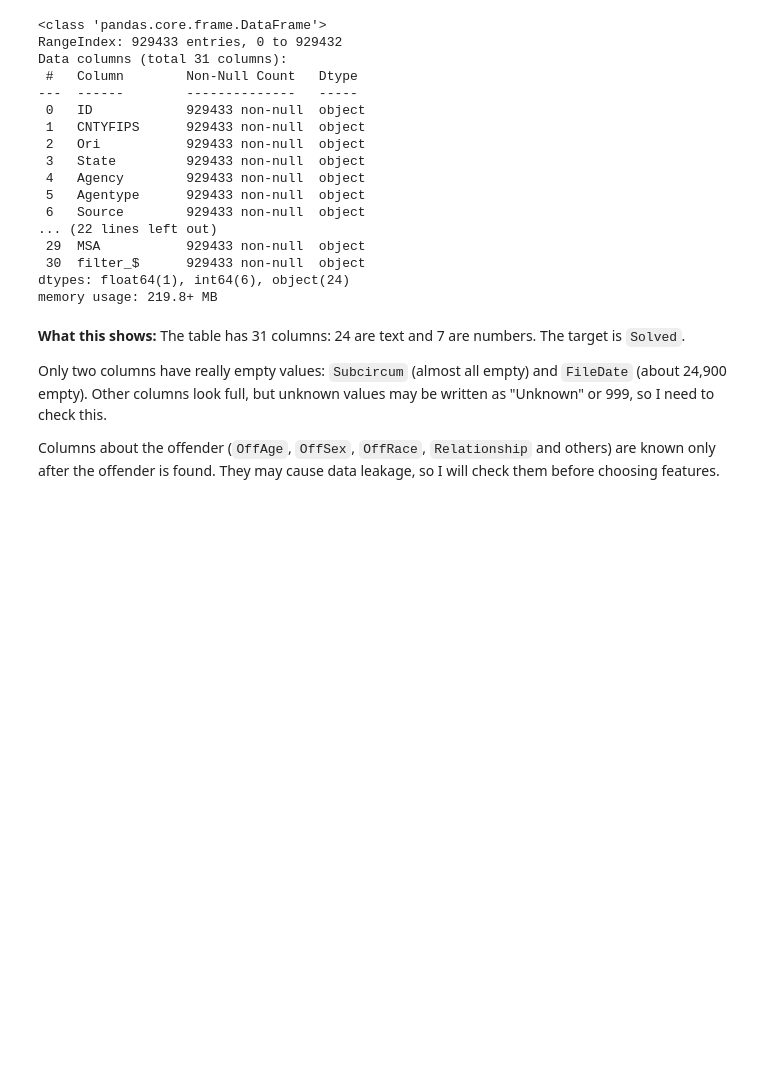
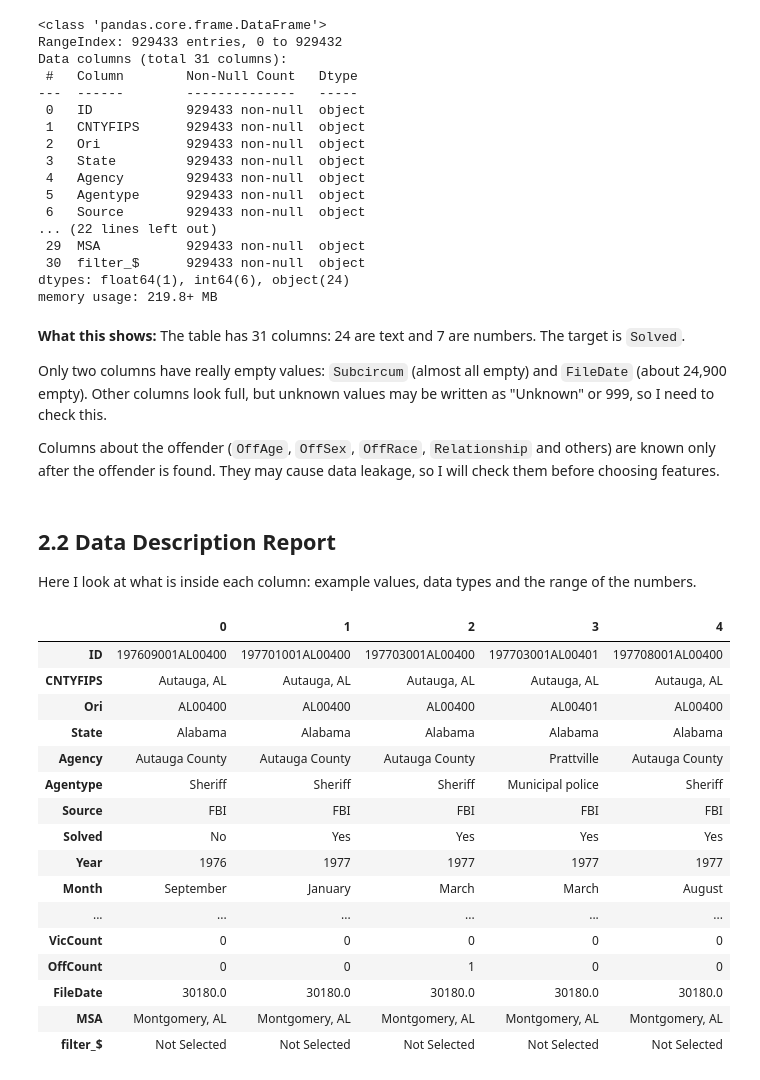
Before and after one commit to Anastasiia-hub0/unsolved-homicides-analysis, a Jupyter notebook: unsolved_homicides_analysis.ipynb, the cells around one changed output. Drawn from its saved outputs; the diff is of its cells as text; code cells hidden in the pictures; blank space fills up the shorter version.

Commit message:
Add Data Description, example values and number ranges

```diff
--- a/unsolved_homicides_analysis.ipynb
+++ b/unsolved_homicides_analysis.ipynb
@@ -140,3 +140,26 @@ memory usage: 219.8+ MB
 Only two columns have really empty values: `Subcircum` (almost all empty) and `FileDate` (about 24,900 empty). Other columns look full, but unknown values may be written as "Unknown" or 999, so I need to check this.
 
 Columns about the offender (`OffAge`, `OffSex`, `OffRace`, `Relationship` and others) are known only after the offender is found. They may cause data leakage, so I will check them before choosing features.
+# %% [markdown]
+## 2.2 Data Description Report
+Here I look at what is inside each column: example values, data types and the range of the numbers.
+# %%
+df.head().T
+# %% [output]
+|  | 0 | 1 | 2 | 3 | 4 |
+| ID | 197609001AL00400 | 197701001AL00400 | 197703001AL00400 | 197703001AL00401 | 197708001AL00400 |
+| CNTYFIPS | Autauga, AL | Autauga, AL | Autauga, AL | Autauga, AL | Autauga, AL |
+| Ori | AL00400 | AL00400 | AL00400 | AL00401 | AL00400 |
+| State | Alabama | Alabama | Alabama | Alabama | Alabama |
+| Agency | Autauga County | Autauga County | Autauga County | Prattville | Autauga County |
+| Agentype | Sheriff | Sheriff | Sheriff | Municipal police | Sheriff |
+| Source | FBI | FBI | FBI | FBI | FBI |
+| Solved | No | Yes | Yes | Yes | Yes |
+| Year | 1976 | 1977 | 1977 | 1977 | 1977 |
+| Month | September | January | March | March | August |
+| ... | ... | ... | ... | ... | ... |
+| VicCount | 0 | 0 | 0 | 0 | 0 |
+| OffCount | 0 | 0 | 1 | 0 | 0 |
+| FileDate | 30180.0 | 30180.0 | 30180.0 | 30180.0 | 30180.0 |
+| MSA | Montgomery, AL | Montgomery, AL | Montgomery, AL | Montgomery, AL | Montgomery, AL |
+| filter_$ | Not Selected | Not Selected | Not Selected | Not Selected | Not Selected |
```
Also changed, not shown: parts of 3 cells of this notebook.
